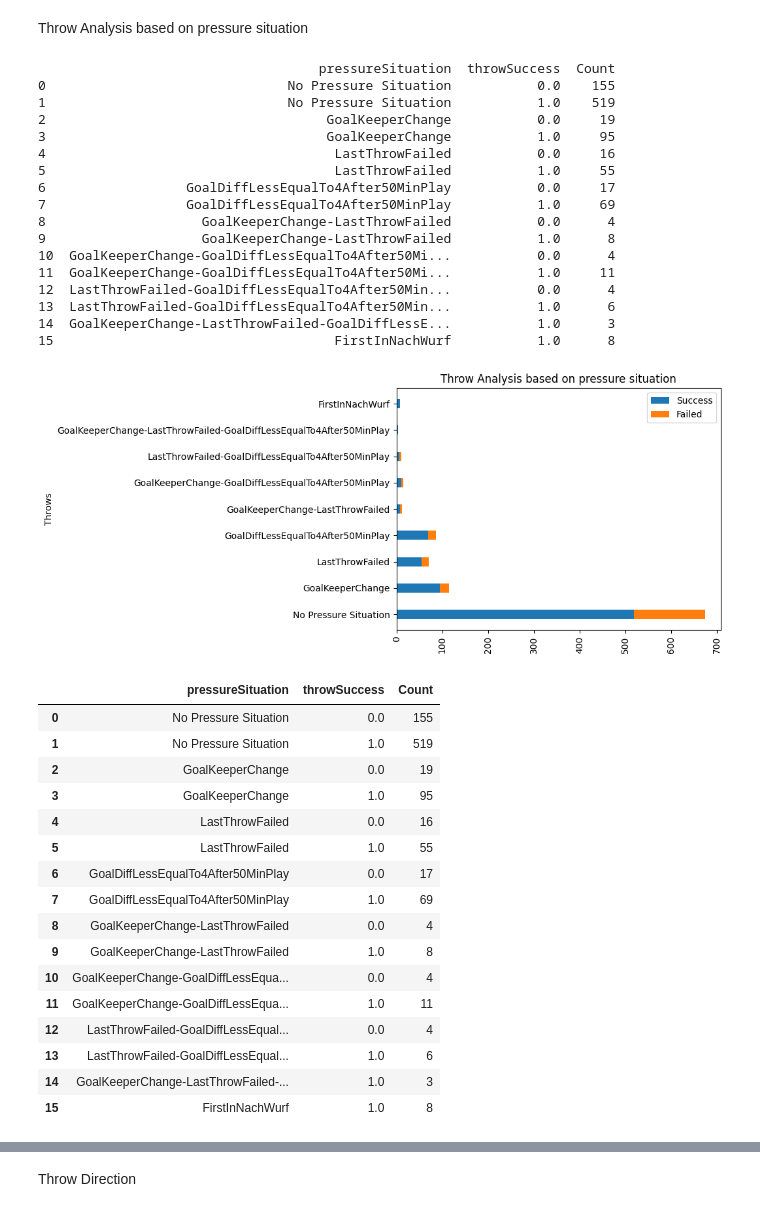
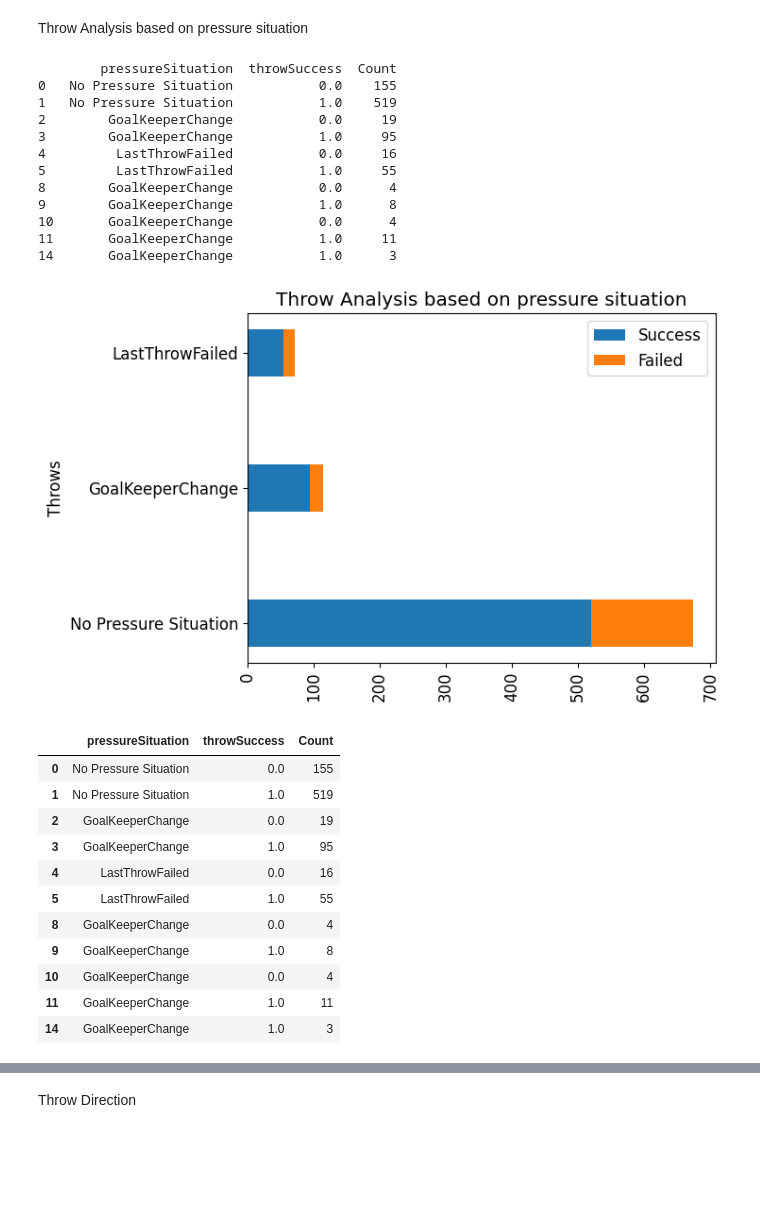
Before and after one commit to nayansavaliya/handball-data-science, a Jupyter notebook: src/FinalAnalysis/Analysis1/league3.ipynb, the cells around one changed output, grey strips where cells are left out. Drawn from its saved outputs; the diff is of its cells as text; code cells hidden in the pictures; blank space fills up the shorter version.

```diff
--- a/src/FinalAnalysis/Analysis1/league3.ipynb
+++ b/src/FinalAnalysis/Analysis1/league3.ipynb
@@ -8,6 +8,7 @@ import numpy as np
 import matplotlib.pyplot as plt
 
 %matplotlib inline
+plt.rcParams.update({'font.size': 12})
 # %% [markdown]
 Read Data
 # %%
@@ -396,12 +378,19 @@ df16.dropna(inplace=True)
 df16 = df16.groupby(['pressureSituation','throwSuccess'])['throwSuccess'].count().reset_index(name='Count')
 
 
-X = ['No Pressure Situation','GoalKeeperChange','LastThrowFailed',
+""" X = ['No Pressure Situation','GoalKeeperChange','LastThrowFailed',
      'GoalDiffLessEqualTo4After50MinPlay','GoalKeeperChange-LastThrowFailed',
      'GoalKeeperChange-GoalDiffLessEqualTo4After50MinPlay','LastThrowFailed-GoalDiffLessEqualTo4After50MinPlay',
      'GoalKeeperChange-LastThrowFailed-GoalDiffLessEqualTo4After50MinPlay',
-     'FirstInNachWurf']
+     'FirstInNachWurf'] """
 
+
+X = ['No Pressure Situation','GoalKeeperChange','LastThrowFailed']
+s = [0, 1,2,4,5,7]
+df16 = df16[df16.pressureSituation.isin(s) == True]
+df16['pressureSituation'].replace(4.0, 1.0,inplace=True)
+df16['pressureSituation'].replace(5.0, 1.0,inplace=True)
+df16['pressureSituation'].replace(7.0, 1.0,inplace=True)
 for val in df16['pressureSituation']:
      df16['pressureSituation'].replace(val,X[int(val)], inplace=True)
 
@@ -416,51 +405,46 @@ for g in grp:
      else:
           s.append(tempdf.iloc[0,2])
 f = list()
 for g in grp:
      tempdf = df16[(df16.pressureSituation == g) & (df16.throwSuccess == 0.0)]
      if tempdf.empty:
           f.append(0)
      else:
           f.append(tempdf.iloc[0,2])
 t = list()
 for g in grp:
      t.append(df16[(df16.pressureSituation == g)]['Count'].sum())
 
 
 width = 0.35       # the width of the bars: can also be len(x) sequence
 
 fig, ax = plt.subplots()
 
 ax.barh(grp, s, width,  label='Success')
 ax.barh(grp, f, width,  left=s,
        label='Failed')
 
 ax.set_ylabel('Throws')
 #ax.set_xscale('log')
 ax.set_title('Throw Analysis based on pressure situation')
 ax.legend()
 plt.xticks(rotation=90)
 plt.show()
 df16
 # %% [output]
-                                    pressureSituation  throwSuccess  Count
-0                               No Pressure Situation           0.0    155
-1                               No Pressure Situation           1.0    519
-2                                    GoalKeeperChange           0.0     19
-3                                    GoalKeeperChange           1.0     95
-4                                     LastThrowFailed           0.0     16
-5                                     LastThrowFailed           1.0     55
-6                  GoalDiffLessEqualTo4After50MinPlay           0.0     17
-7                  GoalDiffLessEqualTo4After50MinPlay           1.0     69
-8                    GoalKeeperChange-LastThrowFailed           0.0      4
-9                    GoalKeeperChange-LastThrowFailed           1.0      8
-10  GoalKeeperChange-GoalDiffLessEqualTo4After50Mi...           0.0      4
-11  GoalKeeperChange-GoalDiffLessEqualTo4After50Mi...           1.0     11
-12  LastThrowFailed-GoalDiffLessEqualTo4After50Min...           0.0      4
-13  LastThrowFailed-GoalDiffLessEqualTo4After50Min...           1.0      6
-14  GoalKeeperChange-LastThrowFailed-GoalDiffLessE...           1.0      3
-15                                    FirstInNachWurf           1.0      8
+        pressureSituation  throwSuccess  Count
+0   No Pressure Situation           0.0    155
+1   No Pressure Situation           1.0    519
+2        GoalKeeperChange           0.0     19
+3        GoalKeeperChange           1.0     95
+4         LastThrowFailed           0.0     16
+5         LastThrowFailed           1.0     55
+8        GoalKeeperChange           0.0      4
+9        GoalKeeperChange           1.0      8
+10       GoalKeeperChange           0.0      4
+11       GoalKeeperChange           1.0     11
+14       GoalKeeperChange           1.0      3
-[figure, old version]
+[figure, new version]
 |  | pressureSituation | throwSuccess | Count |
 | 0 | No Pressure Situation | 0.0 | 155 |
 | 1 | No Pressure Situation | 1.0 | 519 |
@@ -468,16 +452,11 @@ df16
 | 3 | GoalKeeperChange | 1.0 | 95 |
 | 4 | LastThrowFailed | 0.0 | 16 |
 | 5 | LastThrowFailed | 1.0 | 55 |
-| 6 | GoalDiffLessEqualTo4After50MinPlay | 0.0 | 17 |
-| 7 | GoalDiffLessEqualTo4After50MinPlay | 1.0 | 69 |
-| 8 | GoalKeeperChange-LastThrowFailed | 0.0 | 4 |
-| 9 | GoalKeeperChange-LastThrowFailed | 1.0 | 8 |
-| 10 | GoalKeeperChange-GoalDiffLessEqua... | 0.0 | 4 |
-| 11 | GoalKeeperChange-GoalDiffLessEqua... | 1.0 | 11 |
-| 12 | LastThrowFailed-GoalDiffLessEqual... | 0.0 | 4 |
-| 13 | LastThrowFailed-GoalDiffLessEqual... | 1.0 | 6 |
-| 14 | GoalKeeperChange-LastThrowFailed-... | 1.0 | 3 |
-| 15 | FirstInNachWurf | 1.0 | 8 |
+| 8 | GoalKeeperChange | 0.0 | 4 |
+| 9 | GoalKeeperChange | 1.0 | 8 |
+| 10 | GoalKeeperChange | 0.0 | 4 |
+| 11 | GoalKeeperChange | 1.0 | 11 |
+| 14 | GoalKeeperChange | 1.0 | 3 |
 # %%
 
 pressureSituation = pd.DataFrame({'PressureSituation':grp,'successPercentage':[(se/te)*100 for se, te in zip(s, t)]})
```
Also changed, not shown: parts of 9 cells of this notebook, 16 other files.
